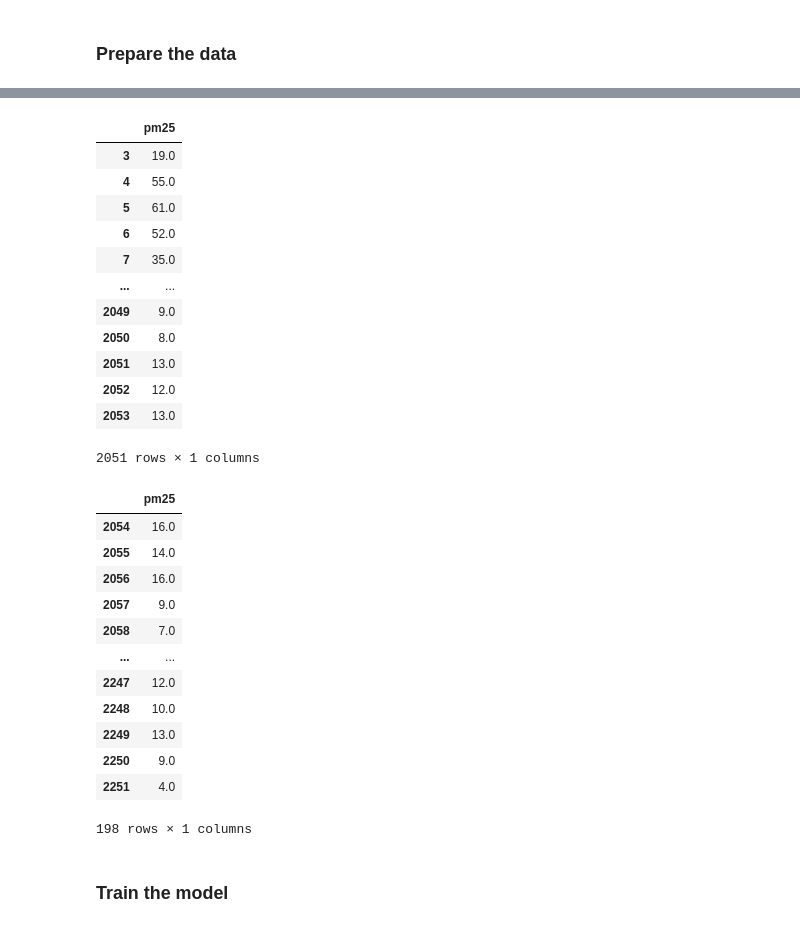
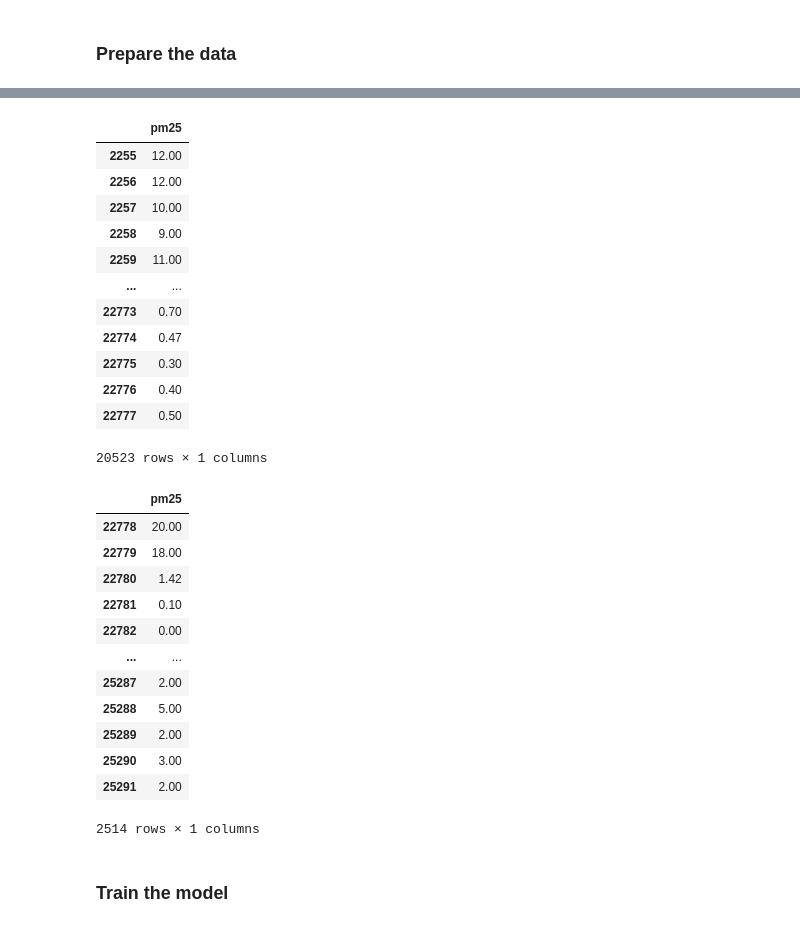
Before and after one commit to ltumat/AirQualityPrediction, a Jupyter notebook: backend/notebooks/train_model.ipynb, the cells around one changed output, grey strips where cells are left out. Saved outputs shown, nothing was run; the diff lists cells and outputs as text; code cells hidden in the pictures.

```diff
--- a/backend/notebooks/train_model.ipynb
+++ b/backend/notebooks/train_model.ipynb
@@ -43,10 +41,10 @@ Connection closed.
 
 Logged in to project, explore it here https://c.app.hopsworks.ai:443/p/1279162
 # %%
-country = locals().get("country", settings.AQICN_COUNTRY)
-city = locals().get("city", settings.AQICN_CITY)
-street = locals().get("street", settings.AQICN_STREET)
-lag_feature = locals().get("lag_feature", "pm25_rolling_3d")
+country = locals().get("country", 'sweden')
+city = locals().get("city", 'stockholm')
+street = locals().get("street", 'nacka')
+lag_feature = locals().get("lag_feature", "pm25_lag_1")
 # %% [markdown]
 ### Prepare the data
 # %%
@@ -153,45 +142,43 @@ X_features
 # %%
 y_train = y_train[
     (X_train["lescalableframes_air_quality_with_all_lags_1_country"] == country) &
-    (X_train["lescalableframes_air_quality_with_all_lags_1_city"] == city) &
-    (X_train["lescalableframes_air_quality_with_all_lags_1_street"] == street)
+    (X_train["lescalableframes_air_quality_with_all_lags_1_city"] == city)
 ][3:]
 y_train
 # %% [output]
 |  | pm25 |
-| 3 | 19.0 |
-| 4 | 55.0 |
-| 5 | 61.0 |
-| 6 | 52.0 |
-| 7 | 35.0 |
+| 2255 | 12.00 |
+| 2256 | 12.00 |
+| 2257 | 10.00 |
+| 2258 | 9.00 |
+| 2259 | 11.00 |
 | ... | ... |
-| 2049 | 9.0 |
-| 2050 | 8.0 |
-| 2051 | 13.0 |
-| 2052 | 12.0 |
-| 2053 | 13.0 |
+| 22773 | 0.70 |
+| 22774 | 0.47 |
+| 22775 | 0.30 |
+| 22776 | 0.40 |
+| 22777 | 0.50 |
-2051 rows × 1 columns
+20523 rows × 1 columns
 # %%
 y_test = y_test[
     (X_test["lescalableframes_air_quality_with_all_lags_1_country"] == country) &
-    (X_test["lescalableframes_air_quality_with_all_lags_1_city"] == city) &
-    (X_test["lescalableframes_air_quality_with_all_lags_1_street"] == street)
+    (X_test["lescalableframes_air_quality_with_all_lags_1_city"] == city)
 ]
 y_test
 # %% [output]
 |  | pm25 |
-| 2054 | 16.0 |
-| 2055 | 14.0 |
-| 2056 | 16.0 |
-| 2057 | 9.0 |
-| 2058 | 7.0 |
+| 22778 | 20.00 |
+| 22779 | 18.00 |
+| 22780 | 1.42 |
+| 22781 | 0.10 |
+| 22782 | 0.00 |
 | ... | ... |
-| 2247 | 12.0 |
-| 2248 | 10.0 |
-| 2249 | 13.0 |
-| 2250 | 9.0 |
-| 2251 | 4.0 |
+| 25287 | 2.00 |
+| 25288 | 5.00 |
+| 25289 | 2.00 |
+| 25290 | 3.00 |
+| 25291 | 2.00 |
-198 rows × 1 columns
+2514 rows × 1 columns
 # %% [markdown]
 ### Train the model
 # %%
```
Also changed, not shown: parts of 17 cells of this notebook, 6 other files.
